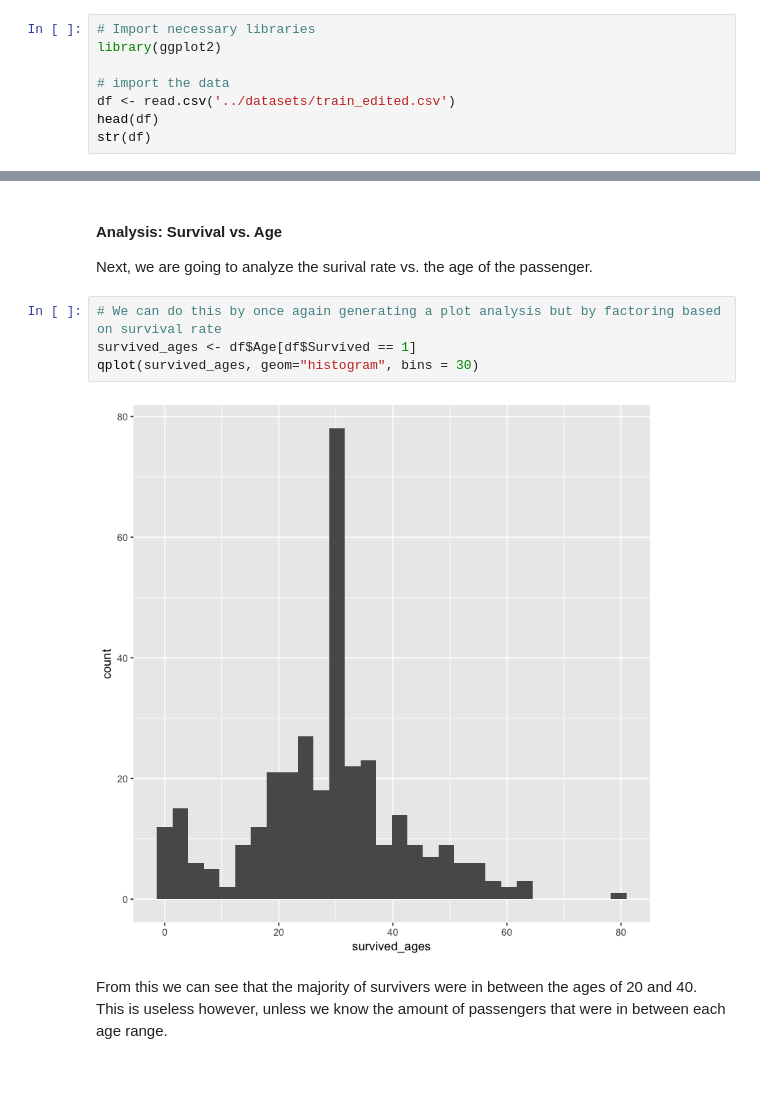
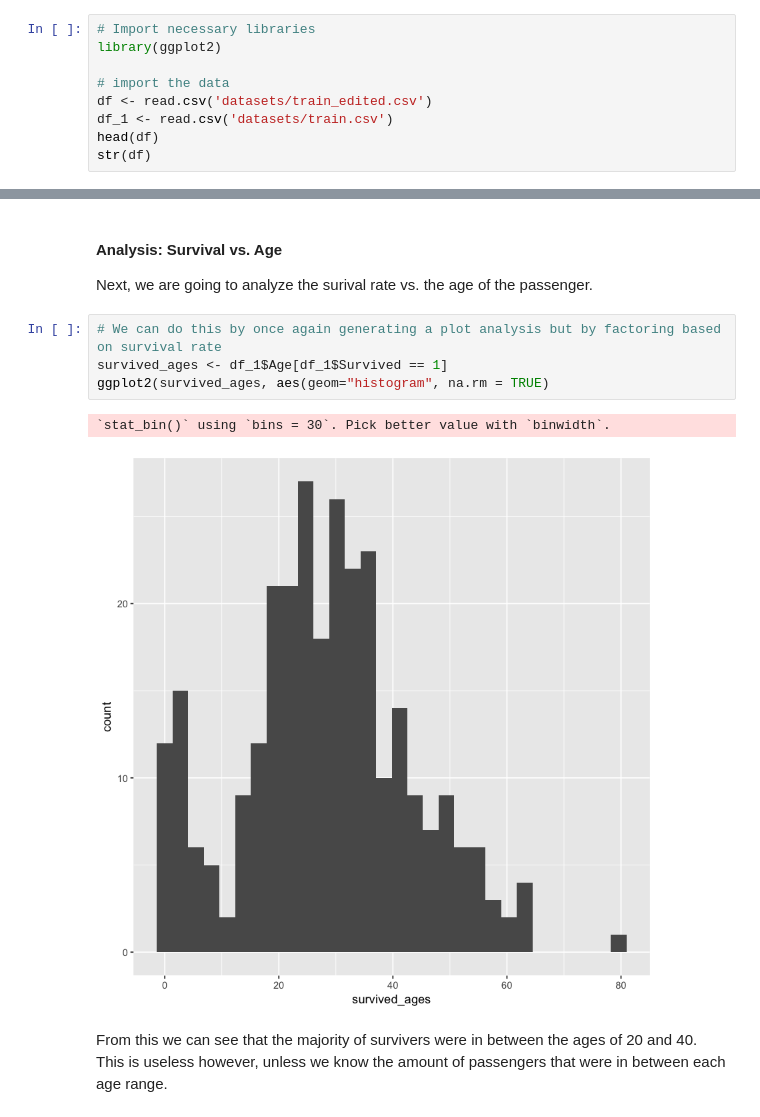
Before and after one commit to tjbencomo/Titanic, a Jupyter notebook: Julien Data Exploration Notebook.ipynb, the cells around one changed output, grey strips where cells are left out. Saved outputs shown, nothing was run; the diff lists cells and outputs as text; blank space fills up the shorter version.

```diff
--- a/Julien Data Exploration Notebook.ipynb
+++ b/Julien Data Exploration Notebook.ipynb
@@ -8,7 +8,8 @@ The data used for analysis in this notebook is from the dataframe **train_edited
 library(ggplot2)
 
 # import the data
-df <- read.csv('../datasets/train_edited.csv')
+df <- read.csv('datasets/train_edited.csv')
+df_1 <- read.csv('datasets/train.csv')
 head(df)
 str(df)
 # %% [output]
@@ -62,9 +63,10 @@ Since the coefficient of correlation is not near 1, and much closer to 0, we can
 Next, we are going to analyze the surival rate vs. the age of the passenger.
 # %%
 # We can do this by once again generating a plot analysis but by factoring based on survival rate
-survived_ages <- df$Age[df$Survived == 1]
-qplot(survived_ages, geom="histogram", bins = 30)
+survived_ages <- df_1$Age[df_1$Survived == 1]
+ggplot2(survived_ages, aes(geom="histogram", na.rm = TRUE)
 # %% [output]
+`stat_bin()` using `bins = 30`. Pick better value with `binwidth`.
-[figure, old version]
+[figure, new version]
 # %% [markdown]
 From this we can see that the majority of survivers were in between the ages of 20 and 40. This is useless however, unless we know the amount of passengers that were in between each age range.
```
